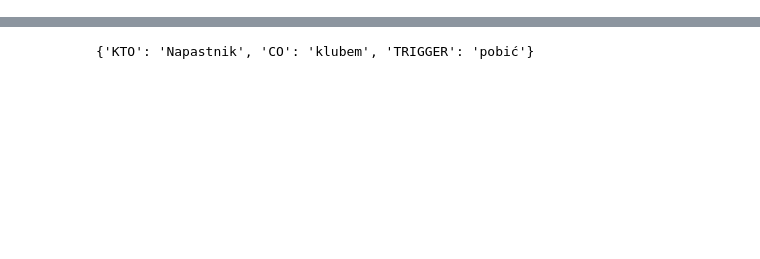
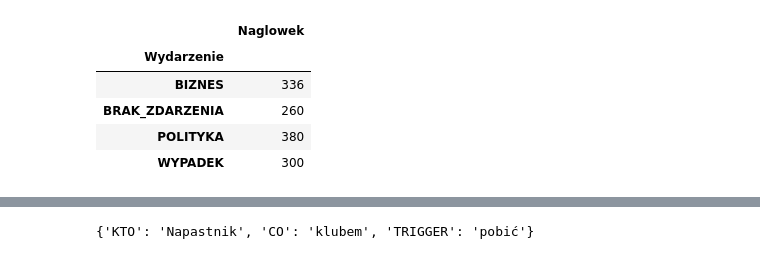
Before and after one commit to Pawel-Raciborski/ekstrakcja-wydarzen-z-newsow, a Jupyter notebook: classification.ipynb, the cells around one changed output, grey strips where cells are left out. Drawn from its saved outputs; the diff is of its cells as text; code cells hidden in the pictures; blank space fills up the shorter version.

```diff
--- a/classification.ipynb
+++ b/classification.ipynb
@@ -35,3 +35,12 @@ df
+# %%
+df.groupby('Wydarzenie').count()
+# %% [output]
+|  | Naglowek |
+| Wydarzenie |  |
+| BIZNES | 336 |
+| BRAK_ZDARZENIA | 260 |
+| POLITYKA | 380 |
+| WYPADEK | 300 |
 # %%
 X_train, X_test, y_train, y_test = train_test_split(
     df['Naglowek'], df['Wydarzenie'], test_size=0.2, random_state=42, stratify=df['Wydarzenie']
```
Also changed, not shown: parts of 5 cells of this notebook, 12 other files.
